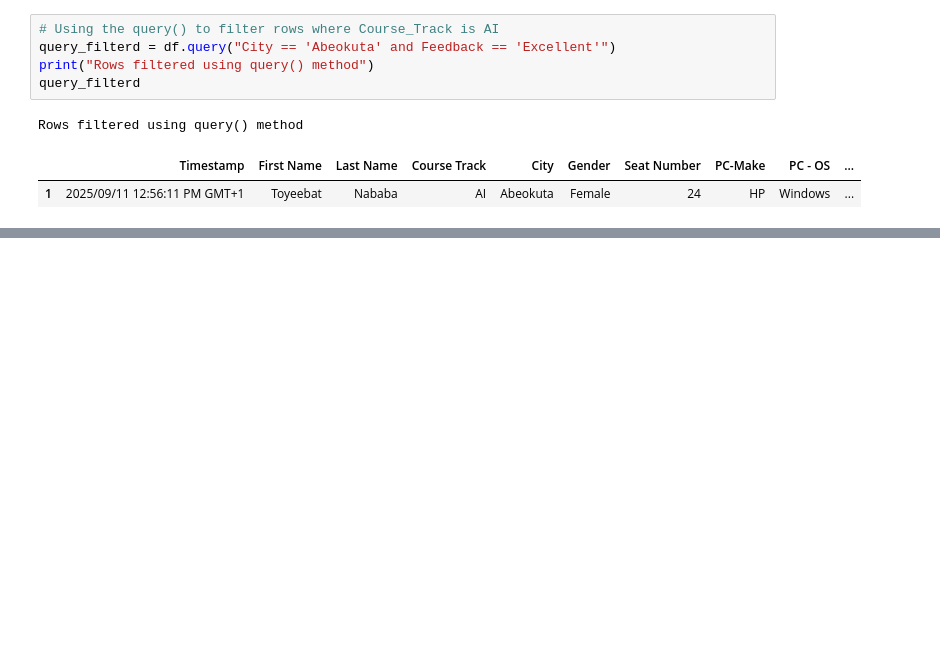
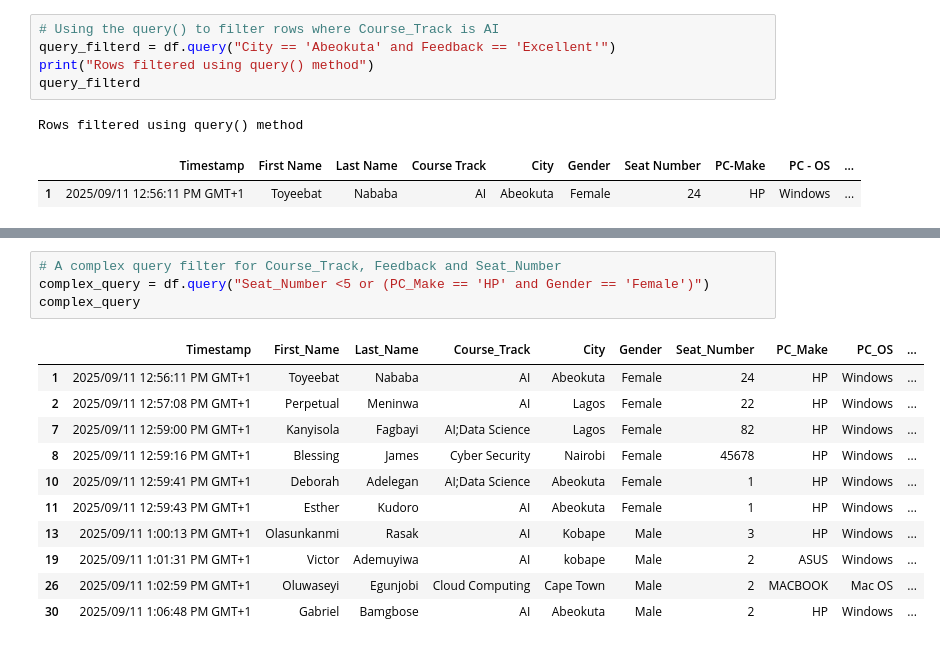
Before and after one commit to KudoroEsther/Files-Data_Analysis-, a Jupyter notebook: Pandas/UnderstandingPandas.ipynb, the cells around one changed output, grey strips where cells are left out. Drawn from its saved outputs; the diff is of its cells as text; blank space fills up the shorter version.

```diff
--- a/Pandas/UnderstandingPandas.ipynb
+++ b/Pandas/UnderstandingPandas.ipynb
@@ -414,0 +480,16 @@ Rows filtered using query() method
+# %%
+# A complex query filter for Course_Track, Feedback and Seat_Number
+complex_query = df.query("Seat_Number <5 or (PC_Make == 'HP' and Gender == 'Female')")
+complex_query
+# %% [output]
+|  | Timestamp | First_Name | Last_Name | Course_Track | City | Gender | Seat_Number | PC_Make | PC_OS | ... |
+| 1 | 2025/09/11 12:56:11 PM GMT+1 | Toyeebat | Nababa | AI | Abeokuta | Female | 24 | HP | Windows | ... |
+| 2 | 2025/09/11 12:57:08 PM GMT+1 | Perpetual | Meninwa | AI | Lagos | Female | 22 | HP | Windows | ... |
+| 7 | 2025/09/11 12:59:00 PM GMT+1 | Kanyisola | Fagbayi | AI;Data Science | Lagos | Female | 82 | HP | Windows | ... |
+| 8 | 2025/09/11 12:59:16 PM GMT+1 | Blessing | James | Cyber Security | Nairobi | Female | 45678 | HP | Windows | ... |
+| 10 | 2025/09/11 12:59:41 PM GMT+1 | Deborah | Adelegan | AI;Data Science | Abeokuta | Female | 1 | HP | Windows | ... |
+| 11 | 2025/09/11 12:59:43 PM GMT+1 | Esther | Kudoro | AI | Abeokuta | Female | 1 | HP | Windows | ... |
+| 13 | 2025/09/11 1:00:13 PM GMT+1 | Olasunkanmi | Rasak | AI | Kobape | Male | 3 | HP | Windows | ... |
+| 19 | 2025/09/11 1:01:31 PM GMT+1 | Victor | Ademuyiwa | AI | kobape | Male | 2 | ASUS | Windows | ... |
+| 26 | 2025/09/11 1:02:59 PM GMT+1 | Oluwaseyi | Egunjobi | Cloud Computing | Cape Town | Male | 2 | MACBOOK | Mac OS | ... |
+| 30 | 2025/09/11 1:06:48 PM GMT+1 | Gabriel | Bamgbose | AI | Abeokuta | Male | 2 | HP | Windows | ... |
```
Also changed, not shown: parts of 9 cells of this notebook.
